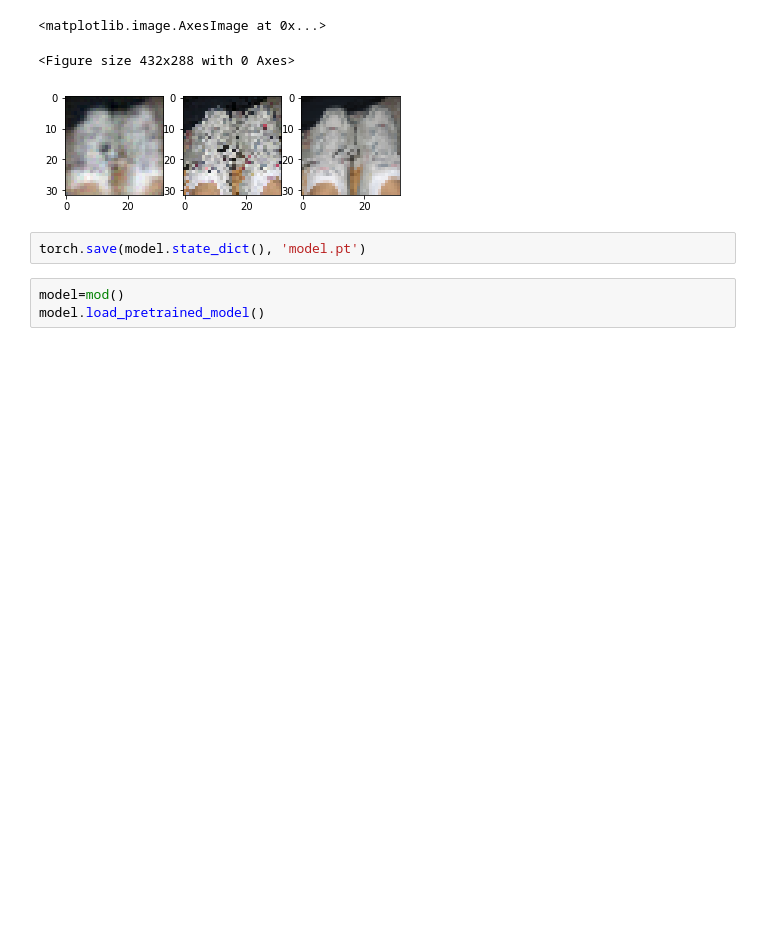
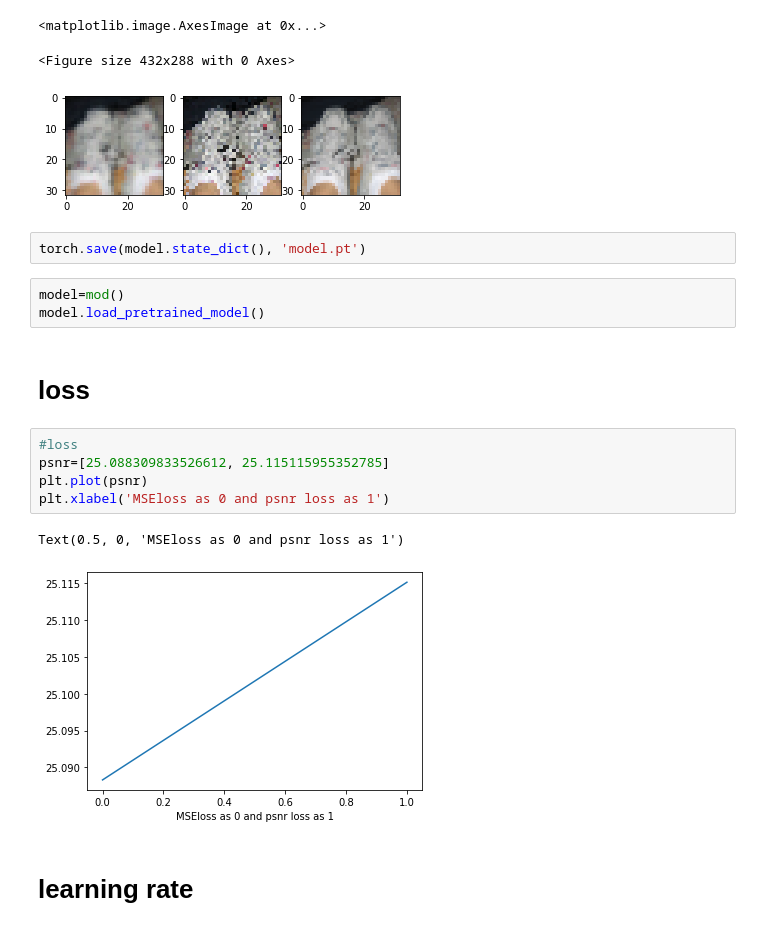
Before and after one commit to yetiiil/EE559, a Jupyter notebook: Miniproject_1/random_bip_bop.ipynb, the cells around one changed output. Saved outputs shown, nothing was run; the diff lists cells and outputs as text; blank space fills up the shorter version.

Commit message:
figures for hyper-parameters

```diff
--- a/Miniproject_1/random_bip_bop.ipynb
+++ b/Miniproject_1/random_bip_bop.ipynb
@@ -159,3 +179,15 @@ torch.save(model.state_dict(), 'model.pt')
 # %%
 model=mod()
 model.load_pretrained_model()
+# %% [markdown]
+# loss
+# %%
+#loss
+psnr=[25.088309833526612, 25.115115955352785]
+plt.plot(psnr)
+plt.xlabel('MSEloss as 0 and psnr loss as 1')
+# %% [output]
+Text(0.5, 0, 'MSEloss as 0 and psnr loss as 1')
+[figure, added]
+# %% [markdown]
+# learning rate
```
Also changed, not shown: parts of 22 cells of this notebook.
